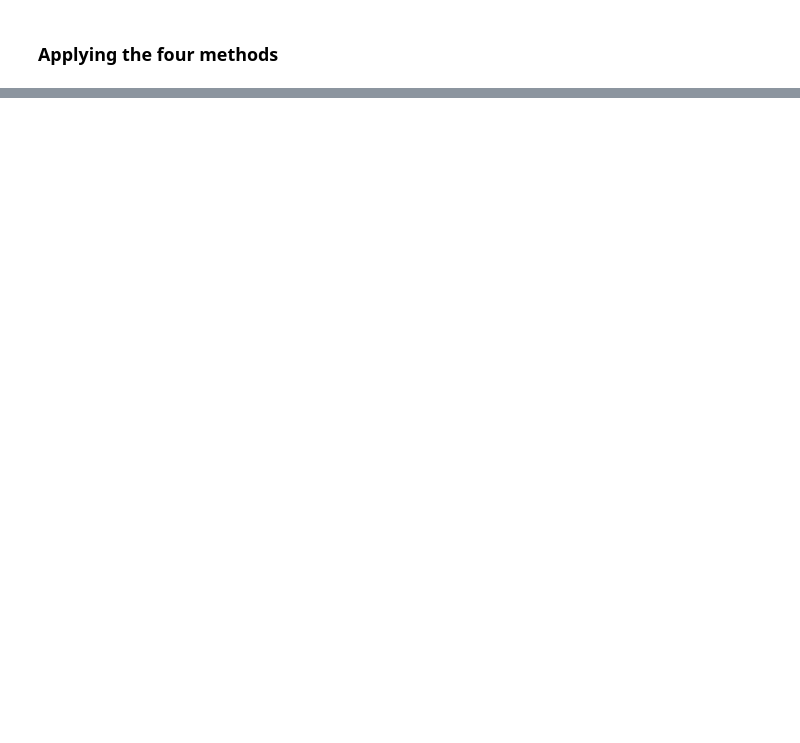
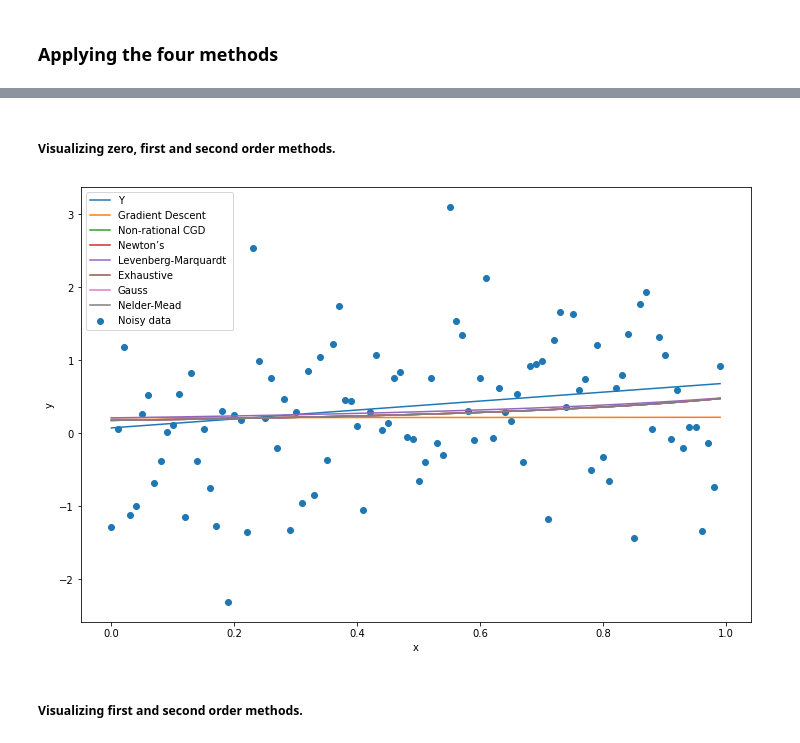
Before and after one commit to Nemat-Allah-Aloush/Algo_Tasks, a Jupyter notebook: Task 03.ipynb, the cells around one changed output, grey strips where cells are left out. Cells and saved outputs as stored; diff of their text form; code cells hidden in the pictures; blank space fills up the shorter version.

```diff
--- a/Task 03.ipynb
+++ b/Task 03.ipynb
@@ -142,0 +205,16 @@ parameters_rational.append([res_rational_newton.x[0],res_rational_newton.x[1],re
+# %%
+# from previous task
+# optimization through the three methods
+res_rational_exhaustive = optimize.brute(MLS_rational, [[0, 1], [0, 1]], args=(x,y), Ns=int(1/error) + 1,full_output=True)
+res_rational_gaus = optimize.minimize(MLS_rational, [0, 0], args=(x,y), tol=error, method='Powell')
+res_rational_nm = optimize.minimize(MLS_rational, [0, 0], args=(x,y), tol=error, method='Nelder-Mead')
+parameters_rational.append([res_rational_exhaustive[0][0],res_rational_exhaustive[0][1],res_rational_exhaustive[1],0,0])
+parameters_rational.append([res_rational_gaus.x[0],res_rational_gaus.x[1],res_rational_gaus.fun,res_rational_gaus.nfev,res_rational_gaus.nit])
+parameters_rational.append([res_rational_nm.x[0],res_rational_nm.x[1],res_rational_nm.fun,res_rational_nm.nfev,res_rational_nm.nit])
+#calculating a,b precision for each method
+parameters_rational[4].append(abs(alpha-parameters_rational[4][0]))
+parameters_rational[4].append(abs(beta-parameters_rational[4][1]))
+parameters_rational[5].append(abs(alpha-parameters_rational[5][0]))
+parameters_rational[5].append(abs(beta-parameters_rational[5][1]))
+parameters_rational[6].append(abs(alpha-parameters_rational[6][0]))
+parameters_rational[6].append(abs(beta-parameters_rational[6][1]))
@@ -153,3 +237,25 @@ Levenberg-Marquardt  0.985908     -0.322638             100.385
+# %% [markdown]
+##### Visualizing zero, first and second order methods.
+# %%
+#ploting original y data (with no nise), y data with noise, and each of the three optimization methods
+plt.figure(figsize=(12, 8))
+plt.plot(x, y_clear)
+plt.plot(x, numpy.array(res_rational_grad_des[0]/(1+ x* res_rational_grad_des[1])))
+plt.plot(x, numpy.array(res_rational_conj_grad.x[0]/(1+x*res_rational_conj_grad.x[1])))
+plt.plot(x, numpy.array(res_rational_newton.x[0]/(1+x*res_rational_newton.x[1])))
+plt.plot(x, numpy.array(res_rational_lm.x[0]/(1+x*res_rational_lm.x[1])))
+plt.plot(x, numpy.array(res_rational_exhaustive[0][0]/(1+x*res_rational_exhaustive[0][1])))
+plt.plot(x, numpy.array(res_rational_gaus.x[0]/(1+x*res_rational_gaus.x[1])))
+plt.plot(x, numpy.array(res_rational_nm.x[0]/(1+x*res_rational_nm.x[1])))
+plt.scatter(x, y)
+plt.legend(['Y','Gradient Descent','Non-rational CGD','Newton’s ','Levenberg-Marquardt ',"Exhaustive", "Gauss","Nelder-Mead","Noisy data",'y+noise'] )
+plt.xlabel("x")
+plt.ylabel("y")
+plt.show()
+# %% [output]
+[figure, added]
+# %% [markdown]
+##### Visualizing first and second order methods.
 # %%
 #ploting original y data (with no nise), y data with noise, and each of the three optimization methods
 plt.figure(figsize=(12, 8))
```
Also changed, not shown: parts of 28 cells of this notebook.
